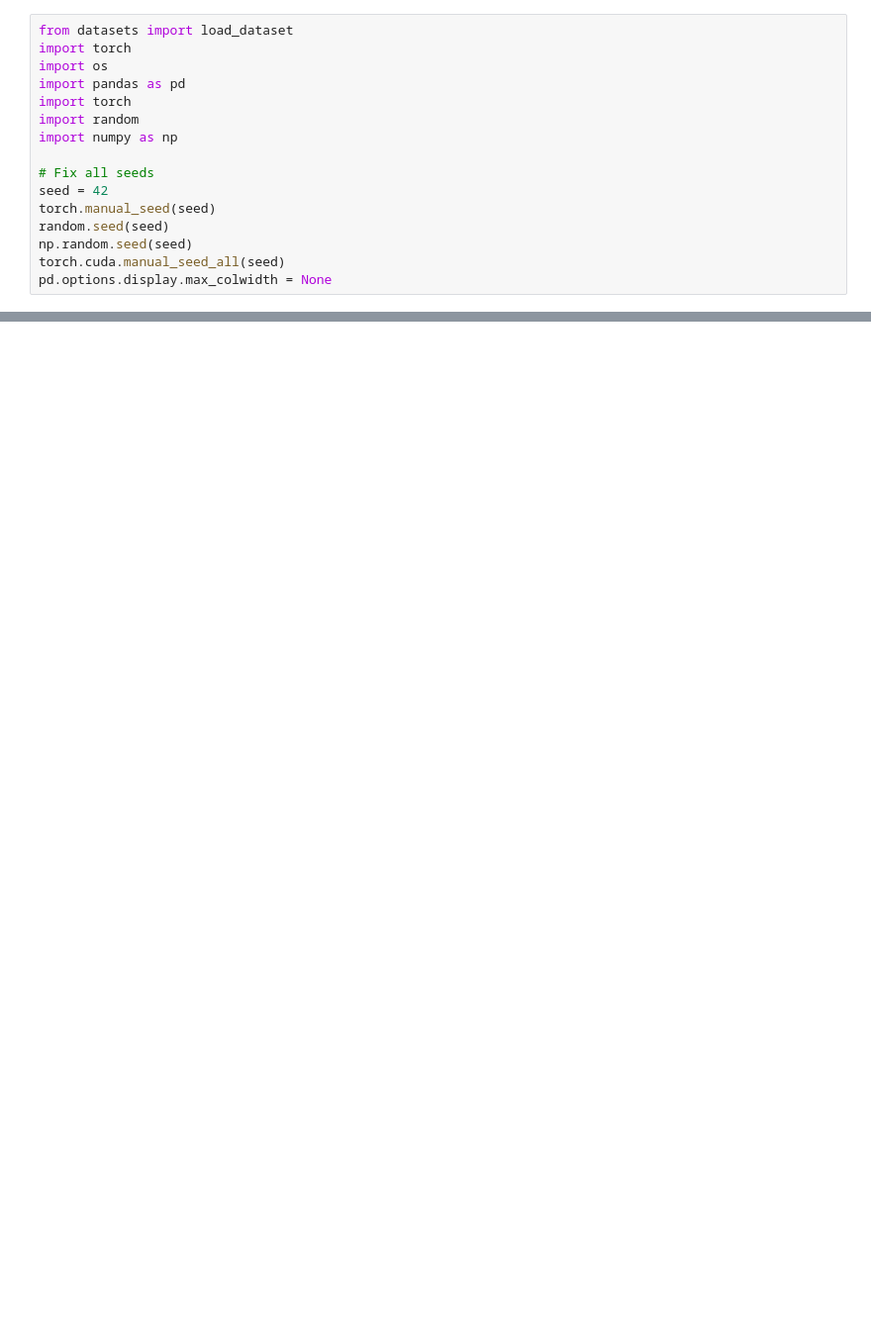
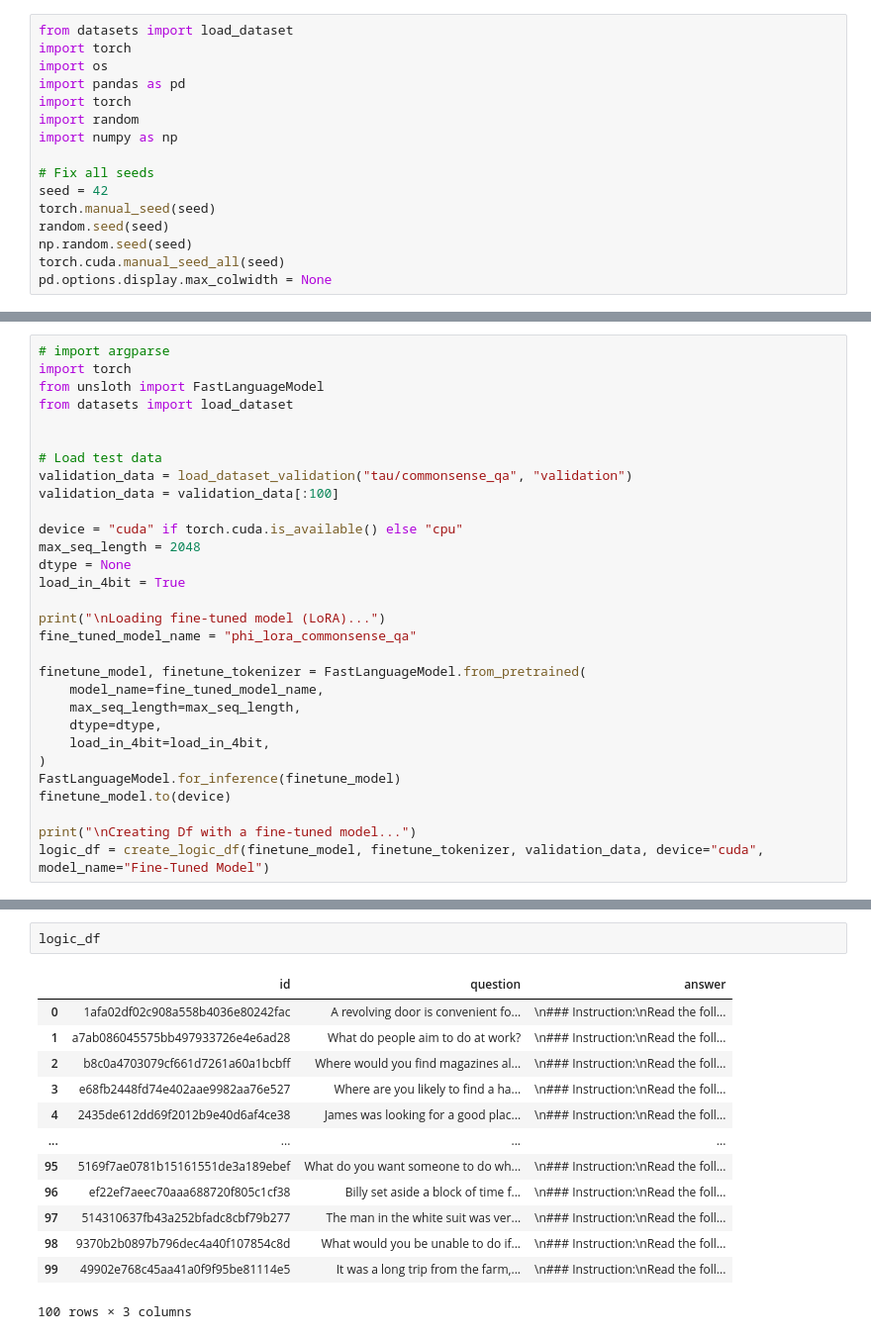
Before and after one commit to Koji747Tanaka/GWT-simulation, a Jupyter notebook: common_qa_test.ipynb, the cells around one changed output, grey strips where cells are left out. Shown at 99% size. Cells and saved outputs as stored; diff of their text form; blank space fills up the shorter version.

Commit message:
create df from common-qa answers

```diff
--- a/common_qa_test.ipynb
+++ b/common_qa_test.ipynb
@@ -99,0 +157,30 @@ def evaluate_model(model, tokenizer, dataset, device="cuda", model_name="Model")
+# %%
+# import argparse
+import torch
+from unsloth import FastLanguageModel
+from datasets import load_dataset
+
+
+# Load test data
+validation_data = load_dataset_validation("tau/commonsense_qa", "validation")
+validation_data = validation_data[:100]
+
+device = "cuda" if torch.cuda.is_available() else "cpu"
+max_seq_length = 2048
+dtype = None
+load_in_4bit = True
+
+print("\nLoading fine-tuned model (LoRA)...")
+fine_tuned_model_name = "phi_lora_commonsense_qa"
+
+finetune_model, finetune_tokenizer = FastLanguageModel.from_pretrained(
+    model_name=fine_tuned_model_name,
+    max_seq_length=max_seq_length,
+    dtype=dtype,
+    load_in_4bit=load_in_4bit,
+)
+FastLanguageModel.for_inference(finetune_model)
+finetune_model.to(device)
+
+print("\nCreating Df with a fine-tuned model...")
+logic_df = create_logic_df(finetune_model, finetune_tokenizer, validation_data, device="cuda", model_name="Fine-Tuned Model")
@@ -100,3 +198,19 @@ def evaluate_model(model, tokenizer, dataset, device="cuda", model_name="Model")
+# %%
+logic_df
+# %% [output]
+|  | id | question | answer |
+| 0 | 1afa02df02c908a558b4036e80242fac | A revolving door is convenient fo... | \n### Instruction:\nRead the foll... |
+| 1 | a7ab086045575bb497933726e4e6ad28 | What do people aim to do at work? | \n### Instruction:\nRead the foll... |
+| 2 | b8c0a4703079cf661d7261a60a1bcbff | Where would you find magazines al... | \n### Instruction:\nRead the foll... |
+| 3 | e68fb2448fd74e402aae9982aa76e527 | Where are you likely to find a ha... | \n### Instruction:\nRead the foll... |
+| 4 | 2435de612dd69f2012b9e40d6af4ce38 | James was looking for a good plac... | \n### Instruction:\nRead the foll... |
+| ... | ... | ... | ... |
+| 95 | 5169f7ae0781b15161551de3a189ebef | What do you want someone to do wh... | \n### Instruction:\nRead the foll... |
+| 96 | ef22ef7aeec70aaa688720f805c1cf38 | Billy set aside a block of time f... | \n### Instruction:\nRead the foll... |
+| 97 | 514310637fb43a252bfadc8cbf79b277 | The man in the white suit was ver... | \n### Instruction:\nRead the foll... |
+| 98 | 9370b2b0897b796dec4a40f107854c8d | What would you be unable to do if... | \n### Instruction:\nRead the foll... |
+| 99 | 49902e768c45aa41a0f9f95be81114e5 | It was a long trip from the farm,... | \n### Instruction:\nRead the foll... |
+100 rows × 3 columns
 # %%
 # import argparse
 import torch
```
Also changed, not shown: parts of 5 cells of this notebook, 5 other files.
